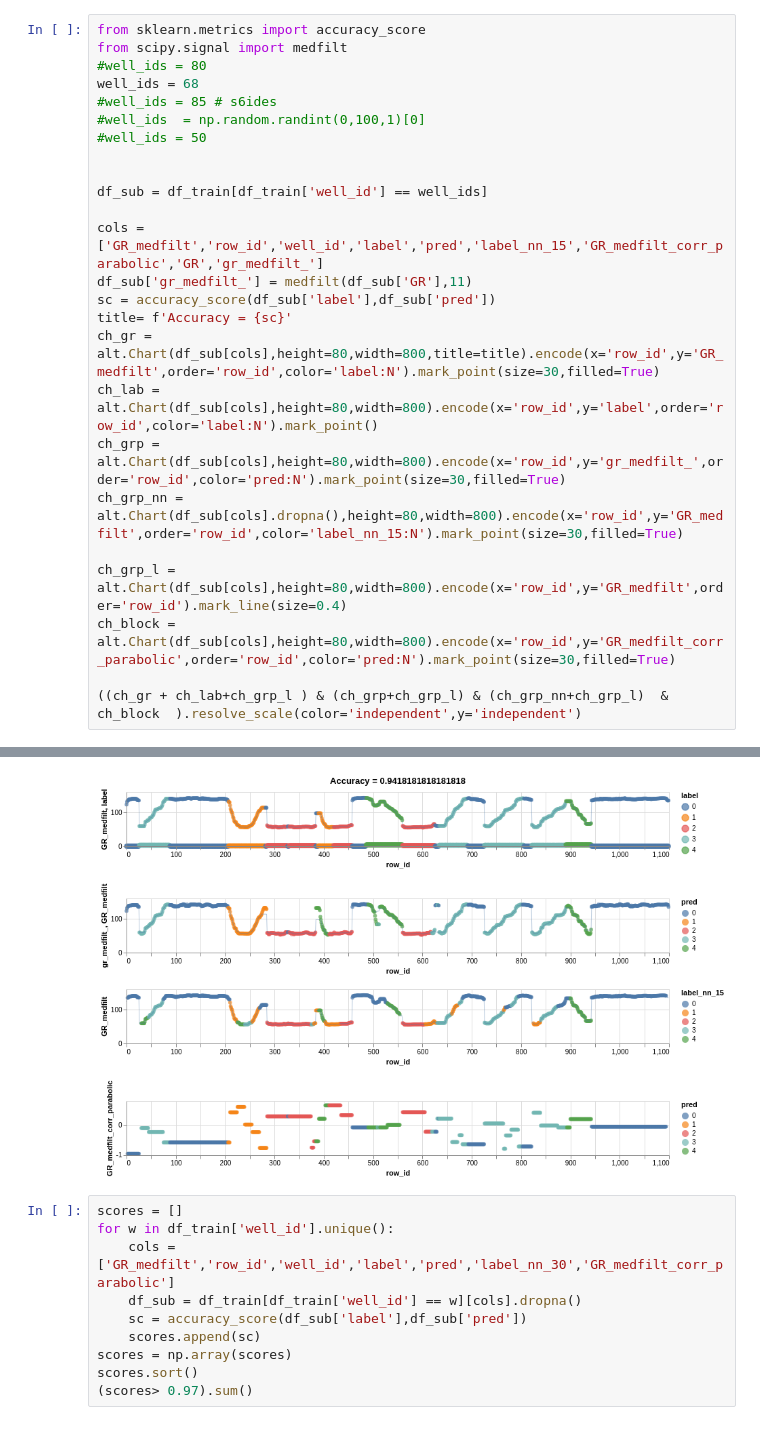
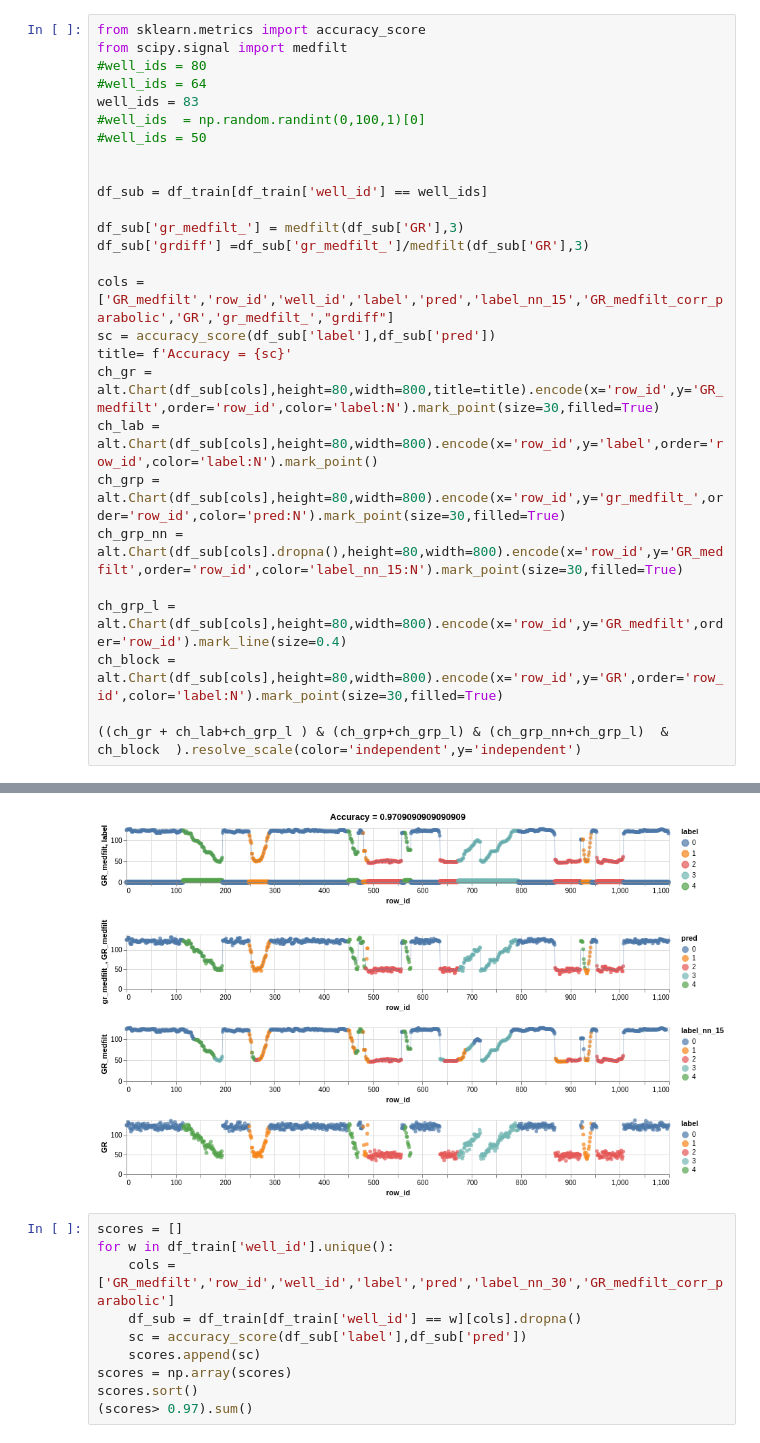
Before and after one commit to AntonBiryukovUofC/gamma_log_classification, a Jupyter notebook: notebooks/results_eda.ipynb, the cells around one changed output, grey strips where cells are left out. Drawn from its saved outputs; the diff is of its cells as text.

Commit message:
changed the spatial kernel of medfilt, 9554

```diff
--- a/notebooks/results_eda.ipynb
+++ b/notebooks/results_eda.ipynb
@@ -22,16 +22,18 @@ Index(['row_id', 'well_id', 'GR', 'label', 'GR_medfilt', 'label_nn_65',
 from sklearn.metrics import accuracy_score
 from scipy.signal import medfilt
 #well_ids = 80
-well_ids = 68
-#well_ids = 85 # s6ides
+#well_ids = 64
+well_ids = 83
 #well_ids  = np.random.randint(0,100,1)[0]
 #well_ids = 50
 
 
 df_sub = df_train[df_train['well_id'] == well_ids]
 
-cols = ['GR_medfilt','row_id','well_id','label','pred','label_nn_15','GR_medfilt_corr_parabolic','GR','gr_medfilt_']
-df_sub['gr_medfilt_'] = medfilt(df_sub['GR'],11)
+df_sub['gr_medfilt_'] = medfilt(df_sub['GR'],3)
+df_sub['grdiff'] =df_sub['gr_medfilt_']/medfilt(df_sub['GR'],3)
+
+cols = ['GR_medfilt','row_id','well_id','label','pred','label_nn_15','GR_medfilt_corr_parabolic','GR','gr_medfilt_',"grdiff"]
 sc = accuracy_score(df_sub['label'],df_sub['pred'])
 title= f'Accuracy = {sc}'
 ch_gr = alt.Chart(df_sub[cols],height=80,width=800,title=title).encode(x='row_id',y='GR_medfilt',order='row_id',color='label:N').mark_point(size=30,filled=True)
@@ -40,7 +42,7 @@ ch_grp = alt.Chart(df_sub[cols],height=80,width=800).encode(x='row_id',y='gr_med
 ch_grp_nn = alt.Chart(df_sub[cols].dropna(),height=80,width=800).encode(x='row_id',y='GR_medfilt',order='row_id',color='label_nn_15:N').mark_point(size=30,filled=True)
 
 ch_grp_l = alt.Chart(df_sub[cols],height=80,width=800).encode(x='row_id',y='GR_medfilt',order='row_id').mark_line(size=0.4)
-ch_block = alt.Chart(df_sub[cols],height=80,width=800).encode(x='row_id',y='GR_medfilt_corr_parabolic',order='row_id',color='pred:N').mark_point(size=30,filled=True)
+ch_block = alt.Chart(df_sub[cols],height=80,width=800).encode(x='row_id',y='GR',order='row_id',color='label:N').mark_point(size=30,filled=True)
 
 ((ch_gr + ch_lab+ch_grp_l ) & (ch_grp+ch_grp_l) & (ch_grp_nn+ch_grp_l)  & ch_block  ).resolve_scale(color='independent',y='independent')
 # %% [output]
@@ -47,10 +54,10 @@ ch_block = alt.Chart(df_sub[cols],height=80,width=800).encode(x='row_id',y='GR_m
 A value is trying to be set on a copy of a slice from a DataFrame.
 Try using .loc[row_indexer,col_indexer] = value instead
 
 See the caveats in the documentation: http://pandas.pydata.org/pandas-docs/stable/user_guide/indexing.html#returning-a-view-versus-a-copy
   del sys.path[0]
 <vega.vegalite.VegaLite at 0x...>
-[figure, old version]
+[figure, new version]
 # %%
 scores = []
 for w in df_train['well_id'].unique():
```
Also changed, not shown: parts of 2 cells of this notebook, 2 other files.
